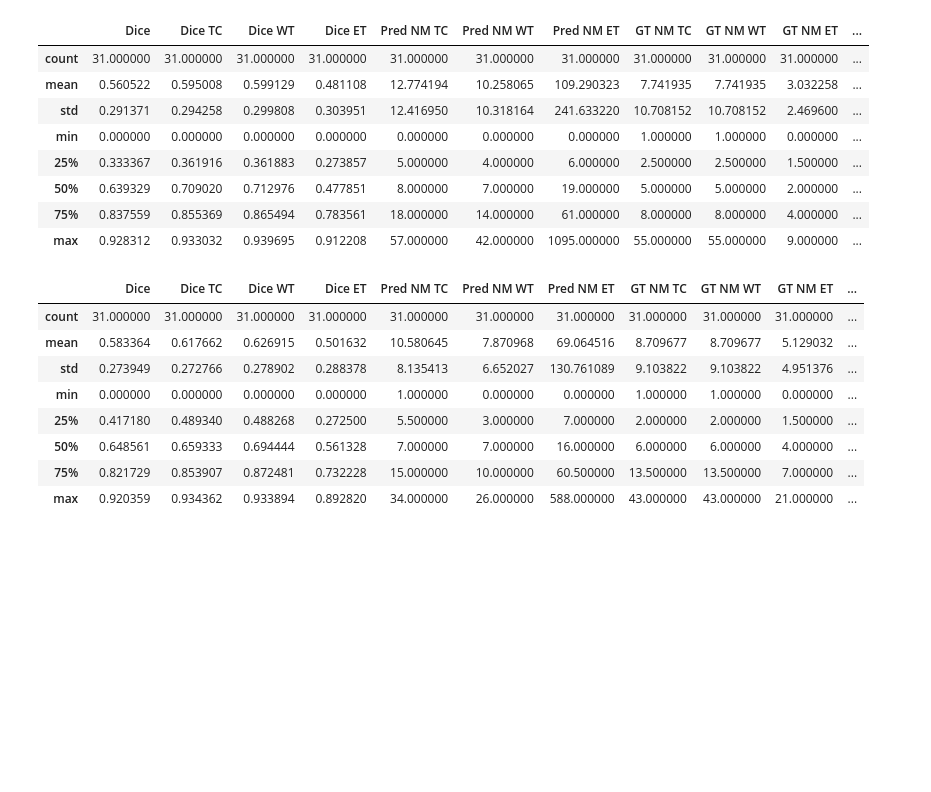
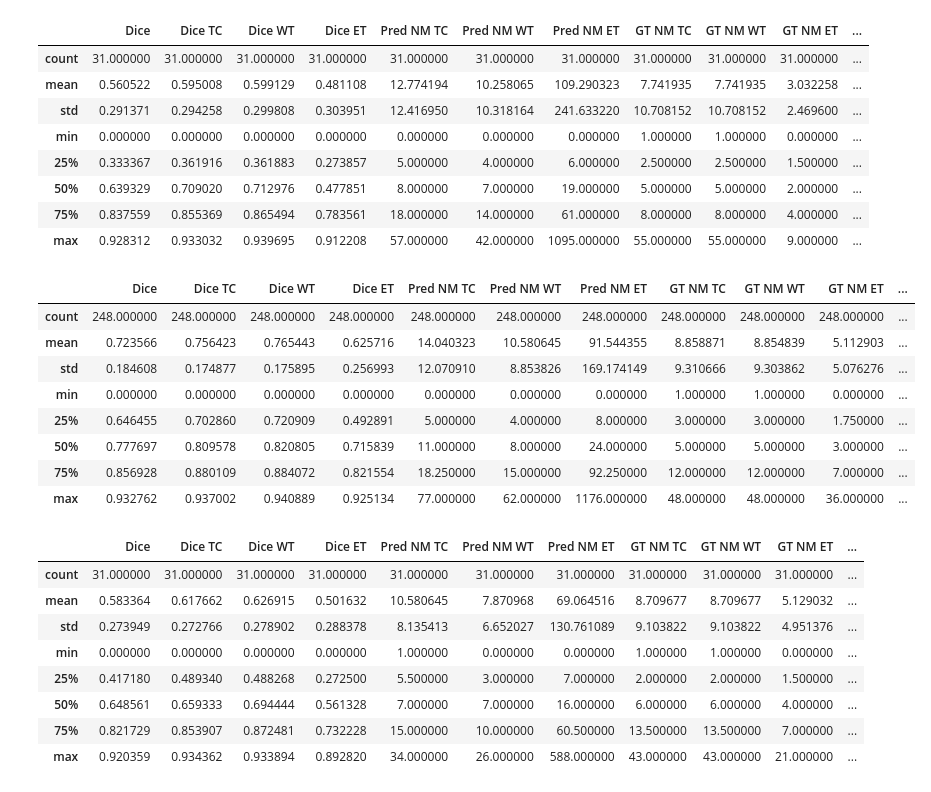
Before and after one commit to NachoGV/Semantic-Segmentation-of-Brain-Metastases-in-MRI-Scans, a Jupyter notebook: utils/results_generator.ipynb, the cells around one changed output. Cells and saved outputs as stored; diff of their text form; code cells hidden in the pictures; blank space fills up the shorter version.

```diff
--- a/utils/results_generator.ipynb
+++ b/utils/results_generator.ipynb
@@ -18,0 +21,29 @@ pd.set_option('display.max_colwidth', None)
+# %%
+subject_ids = pd.read_csv('../data/TRAIN.csv')['SubjectID'].values
+
+ah_segs, unet_segs, segresnet_segs, untr_segs, gt_segs = [], [], [], [], []
+for sid in subject_ids:
+    ah_channels, unet_channels, segresnet_channels, untr_channels, gt_channels = [], [], [], [], []
+    for channel in ['TC', 'WT', 'ET']:
+        ah_channels.append(f'../outputs/AHNet/pred_segs/train_pred_segs/pred_{sid}_{channel}.npz')
+        unet_channels.append(f'../outputs/UNet/pred_segs/train_pred_segs/pred_{sid}_{channel}.npz')
+        segresnet_channels.append(f'../outputs/SegResNet/pred_segs/train_pred_segs/pred_{sid}_{channel}.npz')
+        untr_channels.append(f'../outputs/UNETR/pred_segs/train_pred_segs/pred_{sid}_{channel}.npz')
+        gt_channels.append(f'../outputs/gt_segs/train_gt_segs/gt_{sid}_{channel}.npz')
+
+    ah_segs.append(ah_channels)
+    unet_segs.append(unet_channels)
+    segresnet_segs.append(segresnet_channels)
+    untr_segs.append(untr_channels)
+    gt_segs.append(gt_channels)
+
+# Dataframe
+train_df = pd.DataFrame()
+train_df['SubjectID'] = subject_ids
+train_df['AHNet'] = ah_segs
+train_df['UNet'] = unet_segs
+train_df['SegResNet'] = segresnet_segs
+train_df['UNETR'] = untr_segs
+train_df['GT'] = gt_segs
+
+train_df.head()
@@ -132,6 +171,21 @@ BEST THRESHOLD: 0.3
 | 50% | 0.639329 | 0.709020 | 0.712976 | 0.477851 | 8.000000 | 7.000000 | 19.000000 | 5.000000 | 5.000000 | 2.000000 | ... |
 | 75% | 0.837559 | 0.855369 | 0.865494 | 0.783561 | 18.000000 | 14.000000 | 61.000000 | 8.000000 | 8.000000 | 4.000000 | ... |
 | max | 0.928312 | 0.933032 | 0.939695 | 0.912208 | 57.000000 | 42.000000 | 1095.000000 | 55.000000 | 55.000000 | 9.000000 | ... |
+# %%
+# TRAIN AHNet
+ahnet_df = calculate_metrics('AHNet', train_df, best_threshold)
+ahnet_df.to_csv('../outputs/AHNet/train_scores.csv', index=False)
+ahnet_df.describe()
+# %% [output]
+|  | Dice | Dice TC | Dice WT | Dice ET | Pred NM TC | Pred NM WT | Pred NM ET | GT NM TC | GT NM WT | GT NM ET | ... |
+| count | 248.000000 | 248.000000 | 248.000000 | 248.000000 | 248.000000 | 248.000000 | 248.000000 | 248.000000 | 248.000000 | 248.000000 | ... |
+| mean | 0.723566 | 0.756423 | 0.765443 | 0.625716 | 14.040323 | 10.580645 | 91.544355 | 8.858871 | 8.854839 | 5.112903 | ... |
+| std | 0.184608 | 0.174877 | 0.175895 | 0.256993 | 12.070910 | 8.853826 | 169.174149 | 9.310666 | 9.303862 | 5.076276 | ... |
+| min | 0.000000 | 0.000000 | 0.000000 | 0.000000 | 0.000000 | 0.000000 | 0.000000 | 1.000000 | 1.000000 | 0.000000 | ... |
+| 25% | 0.646455 | 0.702860 | 0.720909 | 0.492891 | 5.000000 | 4.000000 | 8.000000 | 3.000000 | 3.000000 | 1.750000 | ... |
+| 50% | 0.777697 | 0.809578 | 0.820805 | 0.715839 | 11.000000 | 8.000000 | 24.000000 | 5.000000 | 5.000000 | 3.000000 | ... |
+| 75% | 0.856928 | 0.880109 | 0.884072 | 0.821554 | 18.250000 | 15.000000 | 92.250000 | 12.000000 | 12.000000 | 7.000000 | ... |
+| max | 0.932762 | 0.937002 | 0.940889 | 0.925134 | 77.000000 | 62.000000 | 1176.000000 | 48.000000 | 48.000000 | 36.000000 | ... |
 # %%
 # TEST AHNet
 ahnet_df = calculate_metrics('AHNet', test_df, best_threshold)
```
Also changed, not shown: parts of 12 cells of this notebook, 13 other files.
